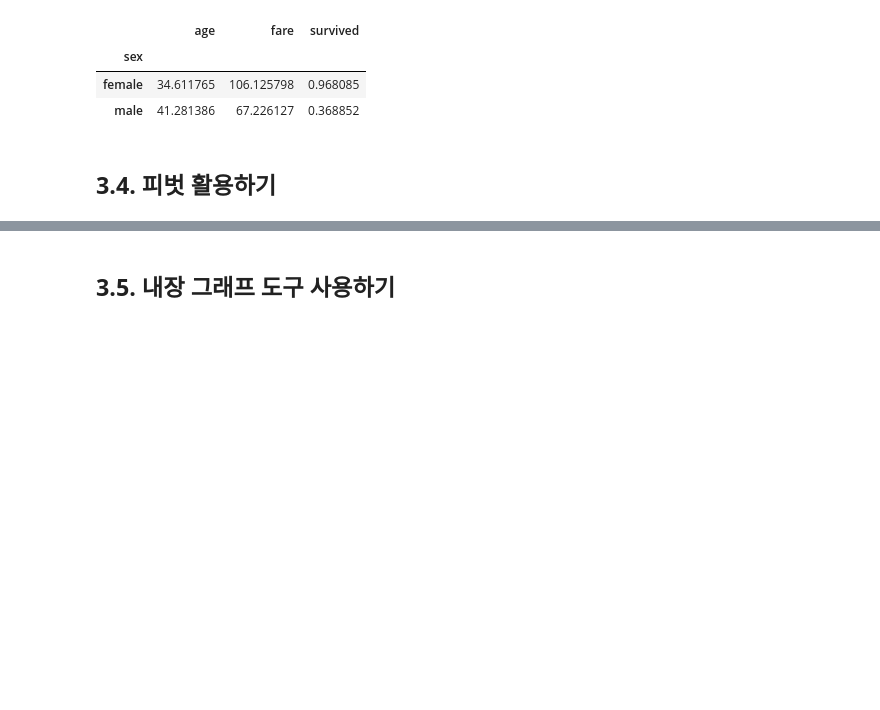
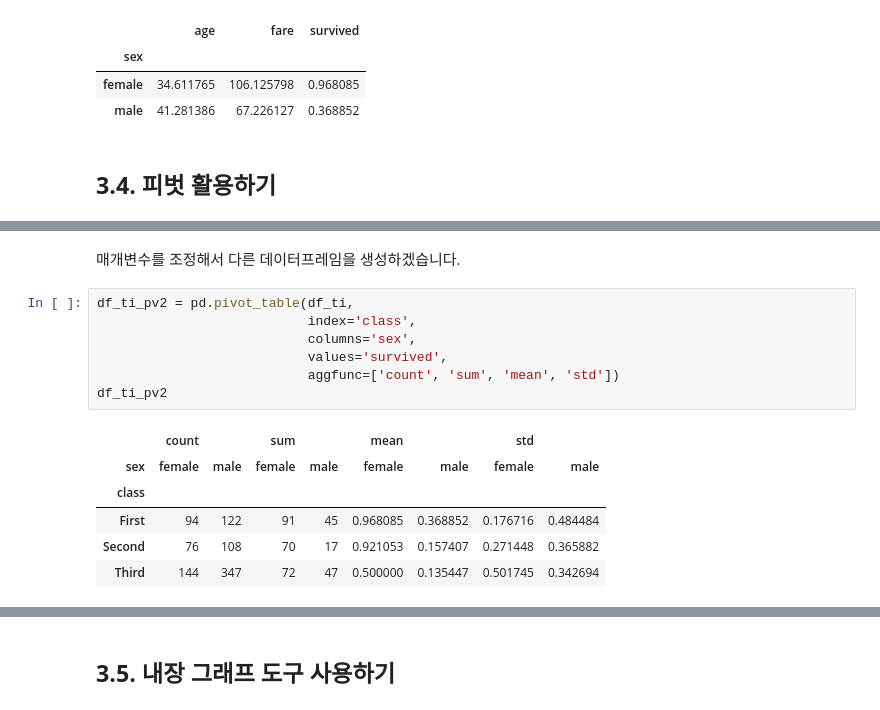
Before and after one commit to LeeSeungwon89/Pandas_Theory, a Jupyter notebook: 2. 데이터를 다루기 위한 파이썬 패키지.ipynb, the cells around one changed output, grey strips where cells are left out. Saved outputs shown, nothing was run; the diff lists cells and outputs as text; blank space fills up the shorter version.

```diff
--- a/2. 데이터를 다루기 위한 파이썬 패키지.ipynb
+++ b/2. 데이터를 다루기 위한 파이썬 패키지.ipynb
@@ -3057,0 +3095,16 @@ ti_gb2.mean().xs('First', level='class')
+# %% [markdown]
+매개변수를 조정해서 다른 데이터프레임을 생성하겠습니다.
+# %%
+df_ti_pv2 = pd.pivot_table(df_ti,
+                           index='class',
+                           columns='sex',
+                           values='survived',
+                           aggfunc=['count', 'sum', 'mean', 'std'])
+df_ti_pv2
+# %% [output]
+|  | count |  | sum |  | mean |  | std |  |
+| sex | female | male | female | male | female | male | female | male |
+| class |  |  |  |  |  |  |  |  |
+| First | 94 | 122 | 91 | 45 | 0.968085 | 0.368852 | 0.176716 | 0.484484 |
+| Second | 76 | 108 | 70 | 17 | 0.921053 | 0.157407 | 0.271448 | 0.365882 |
+| Third | 144 | 347 | 72 | 47 | 0.500000 | 0.135447 | 0.501745 | 0.342694 |
```
Also changed, not shown: parts of 9 cells of this notebook.
